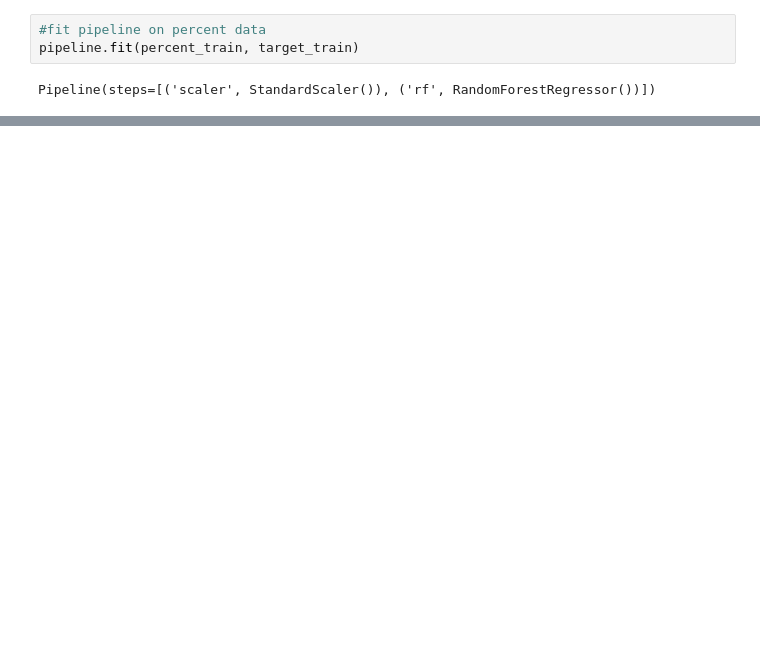
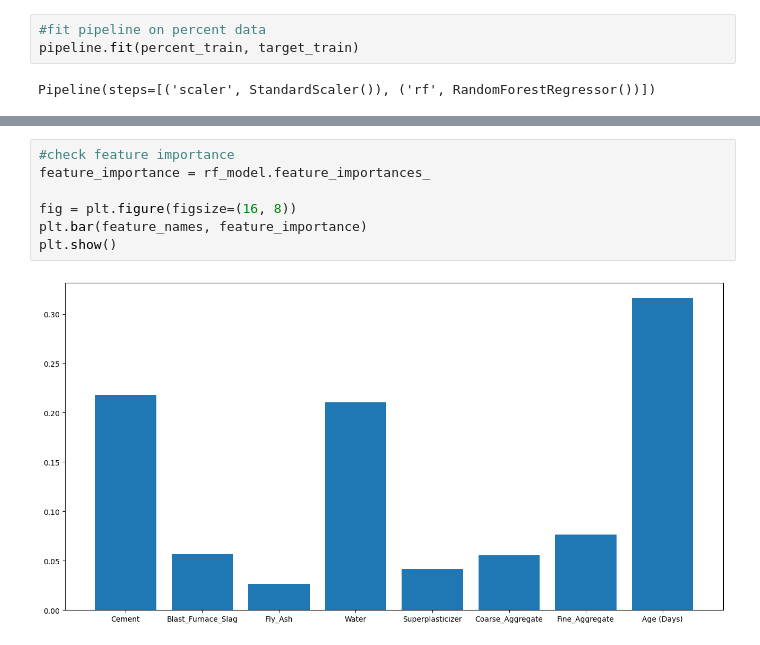
Before and after one commit to SBangarh/Concrete-Strength-Analysis, a Jupyter notebook: modelling.ipynb, the cells around one changed output, grey strips where cells are left out. Saved outputs shown, nothing was run; the diff lists cells and outputs as text; blank space fills up the shorter version.

```diff
--- a/modelling.ipynb
+++ b/modelling.ipynb
@@ -162,0 +243,9 @@ Mhmm, the RandomForest appears much better, but the percent data performed worse
+# %%
+#check feature importance
+feature_importance = rf_model.feature_importances_
+
+fig = plt.figure(figsize=(16, 8))
+plt.bar(feature_names, feature_importance)
+plt.show()
+# %% [output]
+[figure, added]
```
Also changed, not shown: parts of 40 cells of this notebook, 1 other file.
